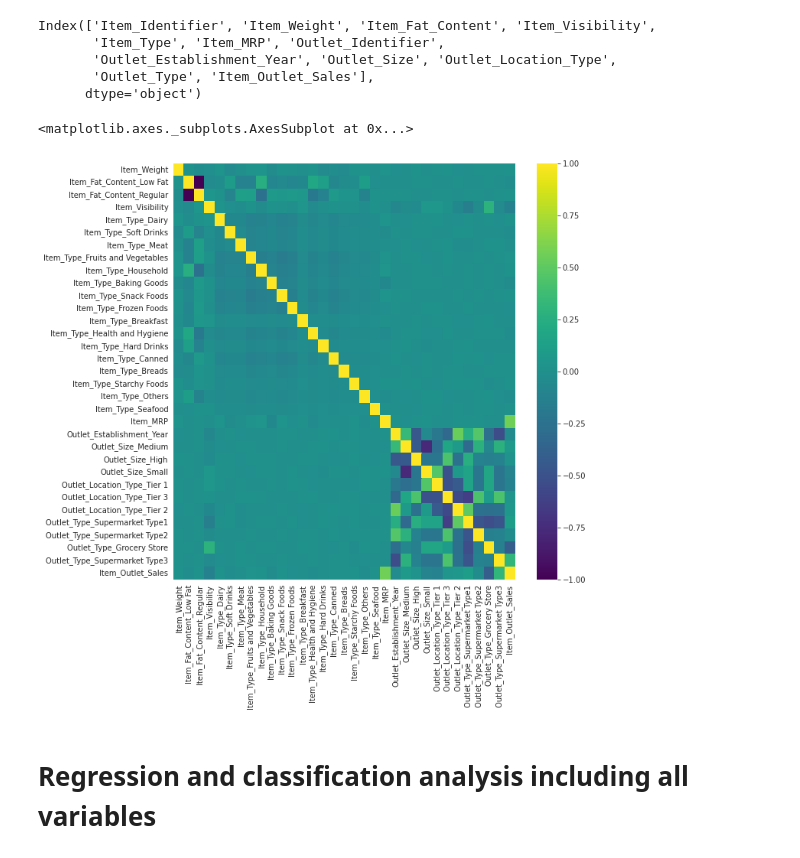
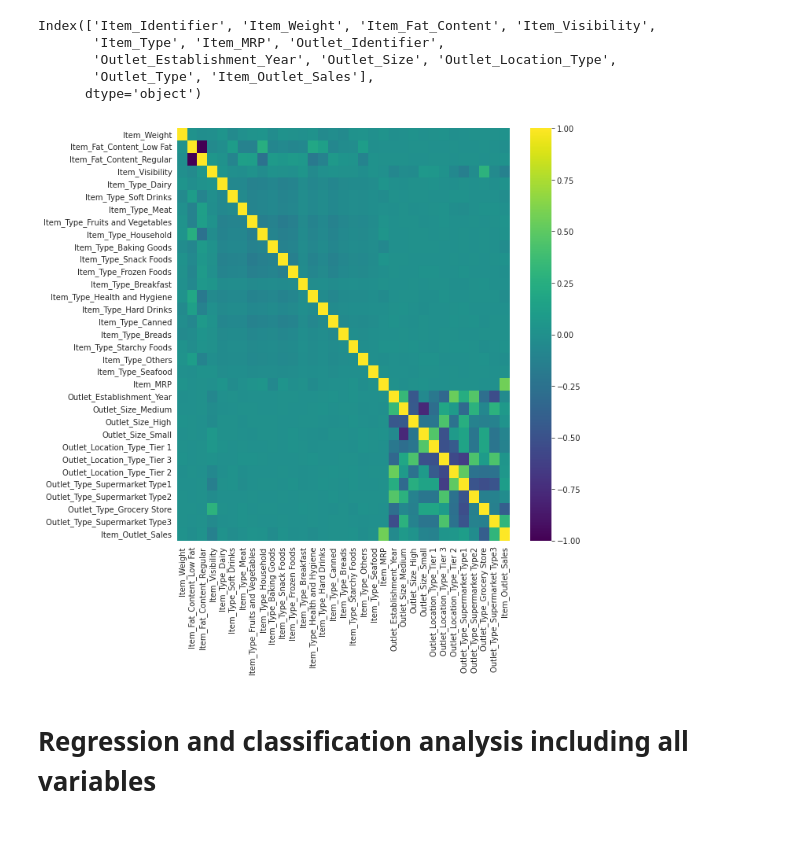
Before and after one commit to WilliamMejiaG/sales-predictions, a Jupyter notebook: Sales_predictions.ipynb, the cells around one changed output. Cells and saved outputs as stored; diff of their text form; code cells hidden in the pictures.

```diff
--- a/Sales_predictions.ipynb
+++ b/Sales_predictions.ipynb
@@ -517,9 +524,10 @@ dfa_ohe = ohe.fit_transform(dfa)
 # %%
 fig, ax = plt.subplots(nrows = 1, ncols = 1, figsize = (10,10))
 sns.heatmap(dfa_ohe.corr(), ax=ax, cmap = 'viridis')
+plt.tight_layout()
+plt.savefig('map', dpi = 300)
 # %% [output]
-<matplotlib.axes._subplots.AxesSubplot at 0x...>
-[figure, old version]
+[figure, new version]
 # %% [markdown]
 # Regression and classification analysis including all variables
 # %% [markdown]
```
Also changed, not shown: parts of 26 cells of this notebook.
